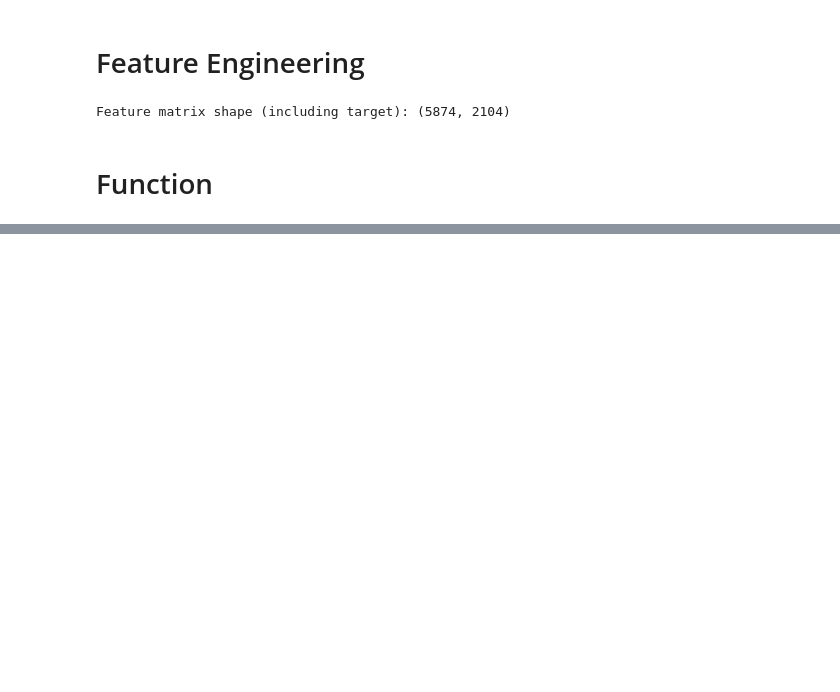
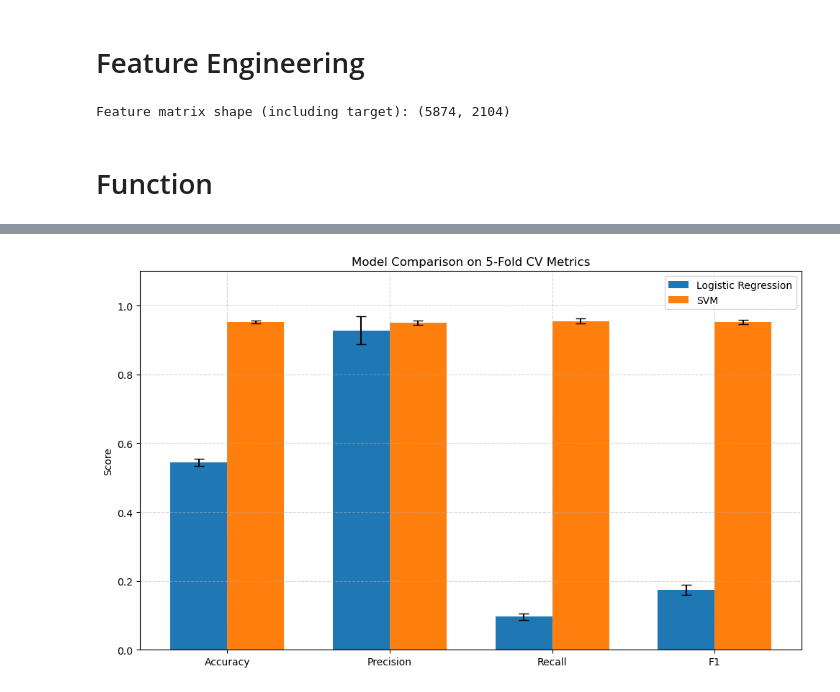
Before and after one commit to YvnL02/paml_final_project, a Jupyter notebook: code.ipynb, the cells around one changed output, grey strips where cells are left out. Cells and saved outputs as stored; diff of their text form; code cells hidden in the pictures; blank space fills up the shorter version.

```diff
--- a/code.ipynb
+++ b/code.ipynb
@@ -221,0 +347,31 @@ def prepare_df(df, target_col='target'):
+# %%
+import matplotlib.pyplot as plt
+import numpy as np
+
+# Define metrics
+models = ['LogReg', 'SVM']
+metrics = ['Accuracy', 'Precision', 'Recall', 'F1']
+logreg_means = [0.5441, 0.9279, 0.0960, 0.1737]
+logreg_stds  = [0.0100, 0.0401, 0.0093, 0.0149]
+svm_means    = [0.9522, 0.9495, 0.9549, 0.9522]
+svm_stds     = [0.0052, 0.0060, 0.0073, 0.0062]
+
+x = np.arange(len(metrics))  # label locations
+width = 0.35
+
+fig, ax = plt.subplots(figsize=(10, 6))
+bars1 = ax.bar(x - width/2, logreg_means, width, yerr=logreg_stds, label='Logistic Regression', capsize=5)
+bars2 = ax.bar(x + width/2, svm_means, width, yerr=svm_stds, label='SVM', capsize=5)
+
+ax.set_ylabel('Score')
+ax.set_title('Model Comparison on 5-Fold CV Metrics')
+ax.set_xticks(x)
+ax.set_xticklabels(metrics)
+ax.set_ylim(0, 1.1)
+ax.legend()
+ax.grid(True, linestyle='--', alpha=0.5)
+
+plt.tight_layout()
+plt.show()
+# %% [output]
+[figure, added]
```
Also changed, not shown: parts of 11 cells of this notebook, 1 other file.
